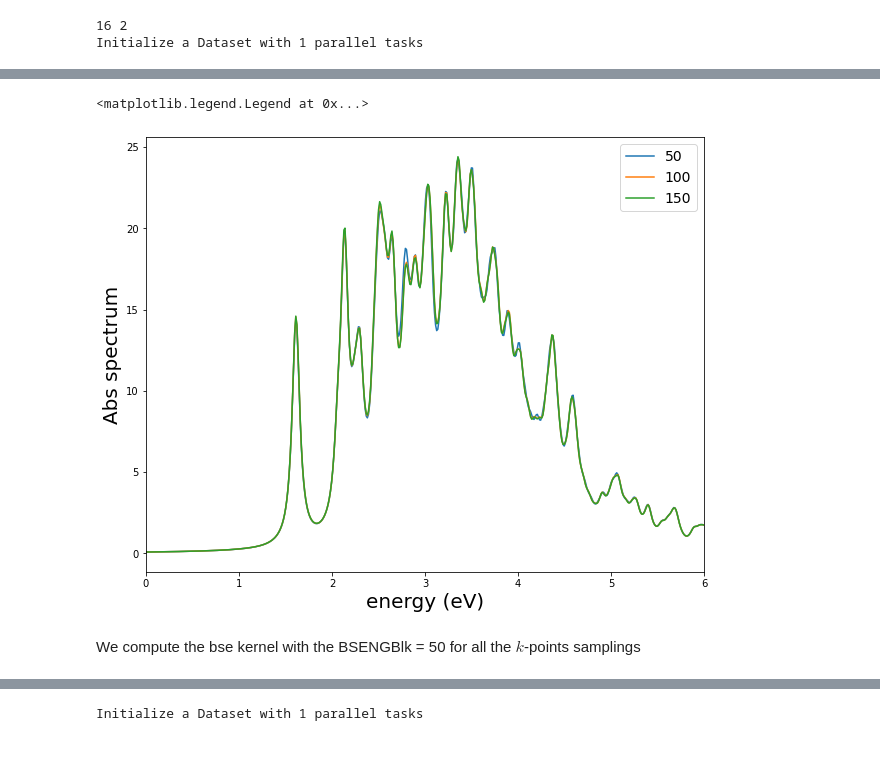
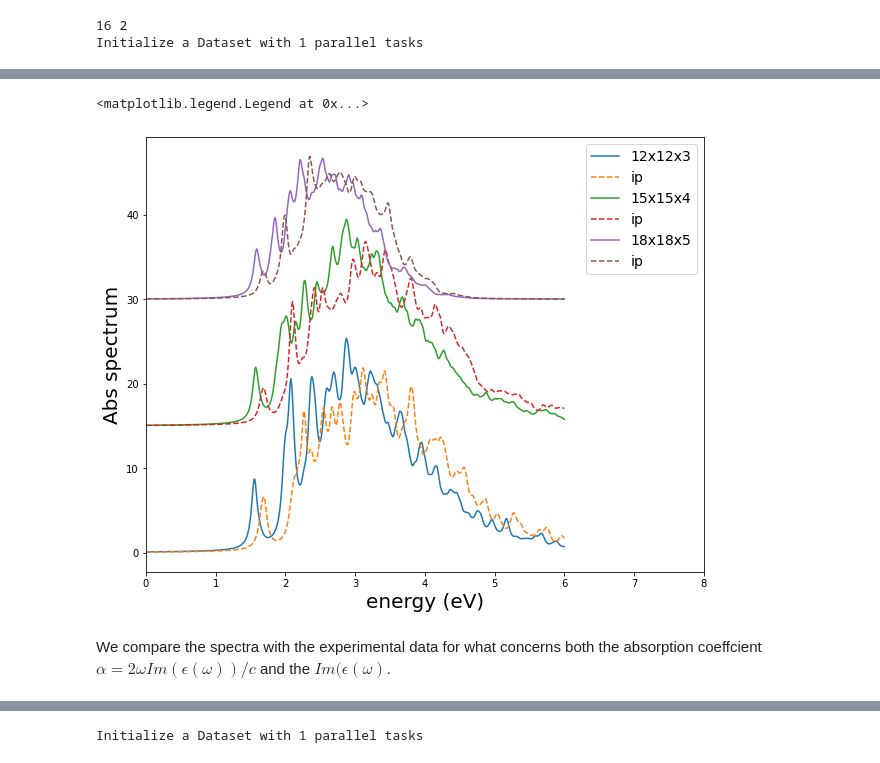
Before and after one commit to marcodalessandro76/WSe2, a Jupyter notebook: EQ_Optics.ipynb, the cells around one changed output, grey strips where cells are left out. Cells and saved outputs as stored; diff of their text form; code cells hidden in the pictures.

```diff
--- a/EQ_Optics.ipynb
+++ b/EQ_Optics.ipynb
@@ -353,0 +309,4 @@ Executing command: cd EQ_ABS_BSE/9x9x1; yambo
+# %%
+run_path = 'EQ_ABS'
+kpoints = ['12x12x3','15x15x4','18x18x5']
+direct_gap = 1.6 # eV
@@ -373,2 +362,0 @@ study.runs[0]
-# %%
-results = study.run(selection=[0])
@@ -393,3 +362,0 @@ Task [0] ended
-# %%
-run_path = 'EQ_ABS_BSE'
-kpoints = ['9x9x1','12x12x3','16x16x4']
@@ -400,26 +362,0 @@ We perform this analysis in the 9x9x1 sampling.
-# %%
-BSENGBlk = [50,100,150] # (RL) G size of the response function
-BndsRnXs = [1,100] # Polarization function bands
-elec_field = [1.,0.,0.]
-BSEBands = [42,62]
-energy_range = [0,6] # eV
-energy_step = 500
-damping = [0.05,0.05] # eV
-scissor = 0.35
-
-k = kpoints[0]
-run_dir = os.path.join(run_path,k)
-study = D.Dataset(run_dir=run_dir,num_tasks=1,verbose=True,skip=True)
-study.set_postprocessing_function(PP.yambo_parse_data)
-
-inp = I.YamboInput('yambo -o b -k sex -y h',folder=run_dir)
-inp.set_array_variables(BSEBands=BSEBands,BLongDir=elec_field)
-inp.set_array_variables(units='eV',BEnRange=energy_range,BDmRange=damping)
-inp.set_array_variables(BEnSteps=energy_step,KfnQP_E=[scissor,1.,1.])
-inp.set_array_variables(units='RL',BSENGexx=6293)
-inp.set_scalar_variables(DIP_CPU='4.4.2',DIP_ROLEs='v.c.k',BS_CPU='8.4',BS_ROLEs= 'eh.k')
-for bsengblk in BSENGBlk:
-    inp.set_array_variables(units='RL',BSENGBlk=bsengblk)
-    idd = 'bse-bsengblk_%s-bsebands_%s-%s-kpoints_%s'%(bsengblk,BSEBands[0],BSEBands[1],k)
-    study.append_run(id=idd,input=inp,runner=code,run_dir=run_dir,
-                 jobname=[idd,'em1s-ngsblkxs_200-bndsrnxs_100-kpoints_%s'%k])
@@ -450,17 +379,20 @@ Task [2] ended
 # %%
 fig, ax = plt.subplots(figsize=(10, 8))
 
-for ind,b in enumerate(BSENGBlk):
+for ind,k in enumerate(kpoints):
     data = results[ind].data['eps_q1_haydock_bse']
     energy = data['energy']
     eps_im = data['eps_imag']
-    ax.plot(energy,eps_im,label='%s'%b)
-ax.set_xlim(0,6)
+    eps_o_im = data['eps_o_imag']
+    ax.plot(energy,15*ind+eps_im,label='%s'%k)
+    ax.plot(energy,15*ind+eps_o_im,linestyle='--',label='ip')
+ax.set_xlim(0,8)
 ax.set_ylabel('Abs spectrum',size=20)
 ax.set_xlabel('energy (eV)',size=20)
 ax.legend(fontsize=14)
 # %% [output]
 <matplotlib.legend.Legend at 0x...>
-[figure, old version]
+[figure, new version]
-# %% [markdown]
-We compute the bse kernel with the BSENGBlk = 50 for all the $k$-points samplings
+# %% [markdown]
+We compare the spectra with the experimental data for what concerns both the absorption coeffcient
+$\alpha = 2\omega Im(\epsilon(\omega))/c$ and the $Im(\epsilon(\omega)$.
```
Also changed, not shown: parts of 40 cells of this notebook, 1 other file.
